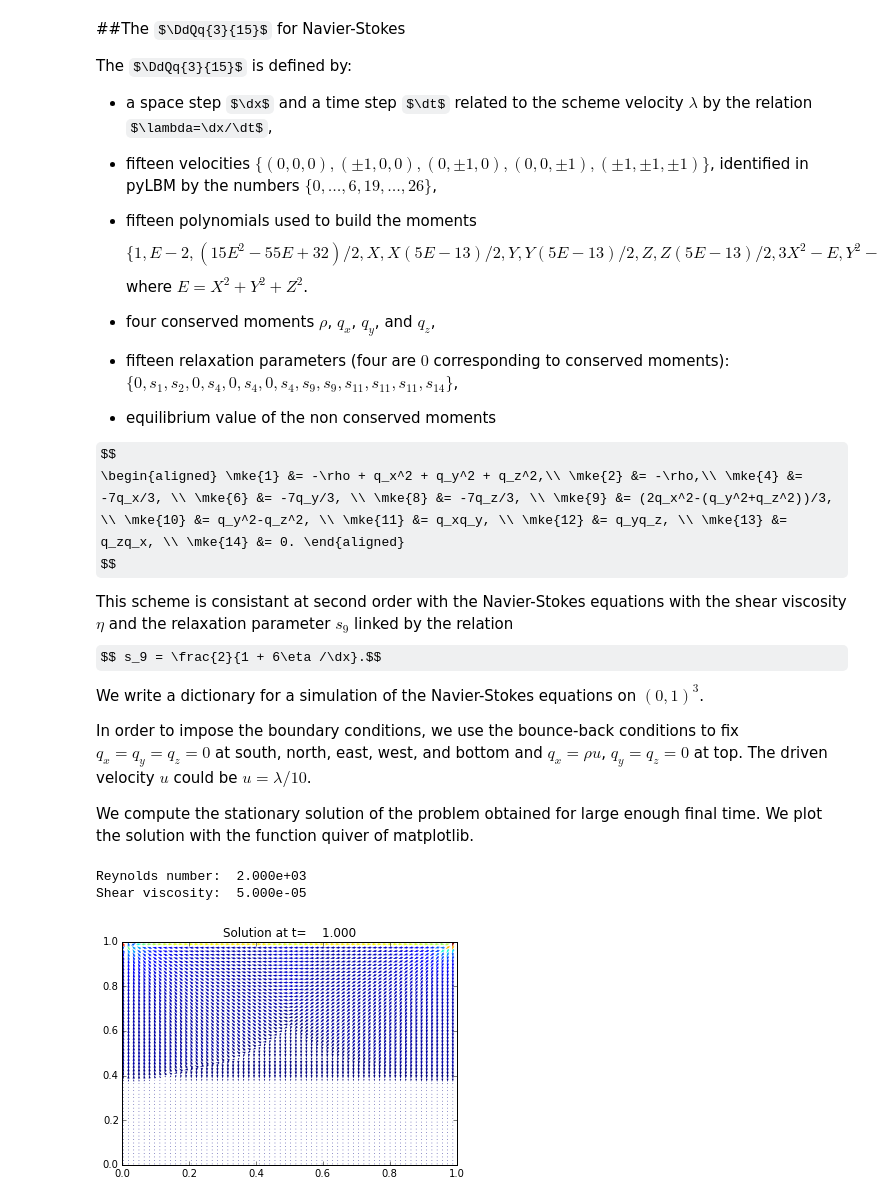
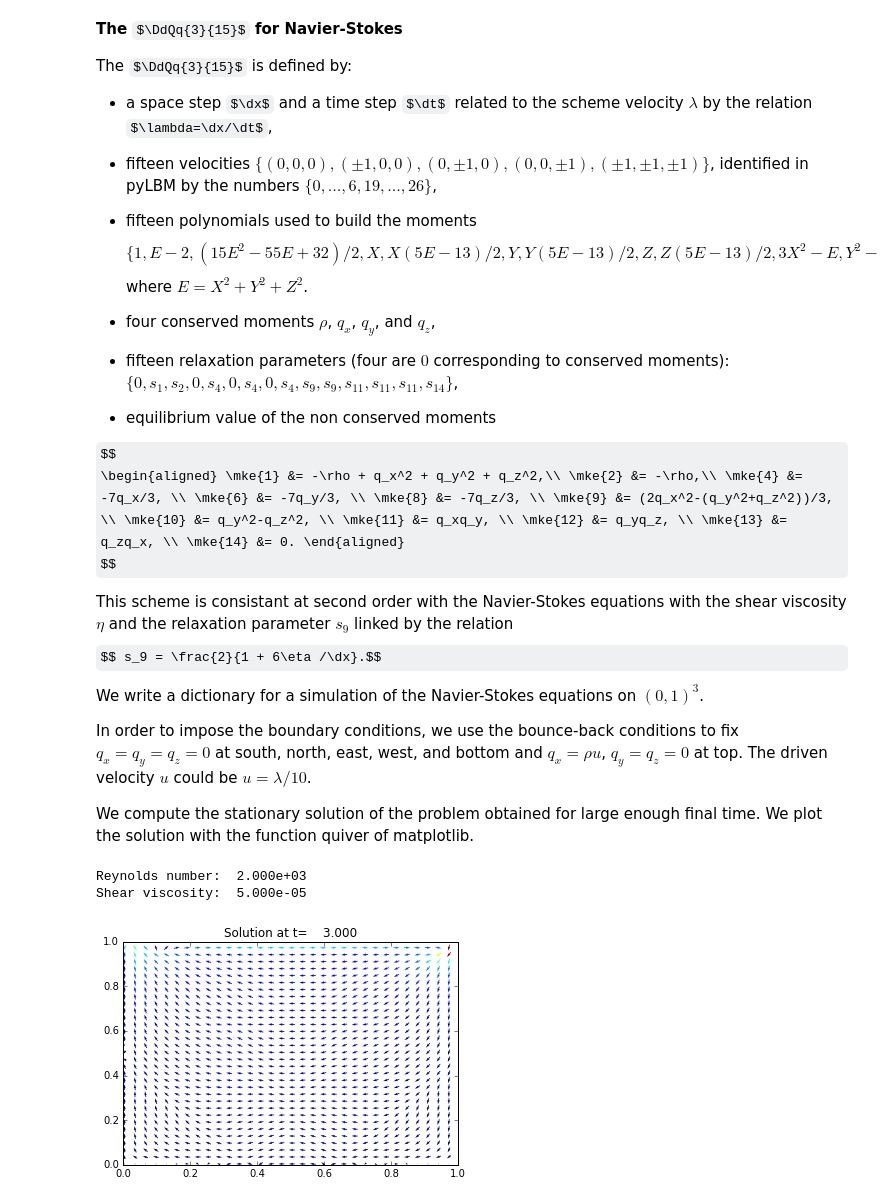
Before and after one commit to pylbm/pylbm, a Jupyter notebook: notebooks/06_Lid_driven_cavity.ipynb, the cells around one changed output. Saved outputs shown, nothing was run; the diff lists cells and outputs as text; code cells hidden in the pictures; some formulas as TeX source.

```diff
--- a/notebooks/06_Lid_driven_cavity.ipynb
+++ b/notebooks/06_Lid_driven_cavity.ipynb
@@ -159,5 +156,5 @@ relaxation parameters: [0.0, 0.0, 0.0, 1.1312217194570136, 1.1312217194570136, 1
 # %% [markdown]
-##The $\DdQq{3}{15}$ for Navier-Stokes
+**The** $\DdQq{3}{15}$ **for Navier-Stokes**
 
 The $\DdQq{3}{15}$ is defined by:
 
@@ -187,20 +184,16 @@ We compute the stationary solution of the problem obtained for large enough fina
 X, Y, Z, LA = sp.symbols('X, Y, Z, LA')
 rho, qx, qy, qz = sp.symbols('rho, qx, qy, qz')
 
-def bc(f, m, x, y, z, scheme):
-    m[:, 3] = rhoo * vup
-    m[:, 5] = 0.
-    m[:, 7] = 0.
-    scheme.equilibrium(m)
-    scheme.m2f(m, f)
+def bc(f, m, x, y, z):
+    m[qx] = rhoo * vup
 
 def plot(sol):
     plt.clf()
-    pas = 2
+    pas = 4
     nz = int(sol.domain.N[1] / 2) + 1
     y, x = np.meshgrid(sol.domain.x[2][1:-1:pas], sol.domain.x[0][1:-1:pas])
-    u = sol.m[0][3][1:-1:pas,nz,1:-1:pas] / sol.m[0][0][1:-1:pas,nz,1:-1:pas]
-    v = sol.m[0][7][1:-1:pas,nz,1:-1:pas] / sol.m[0][0][1:-1:pas,nz,1:-1:pas]
+    u = sol.m[qx][1:-1:pas,nz,1:-1:pas] / sol.m[rho][1:-1:pas,nz,1:-1:pas]
+    v = sol.m[qz][1:-1:pas,nz,1:-1:pas] / sol.m[rho][1:-1:pas,nz,1:-1:pas]
     nv = np.sqrt(u**2+v**2)
     normu = nv.max()
     u = u / (nv+1e-5)
@@ -213,7 +206,7 @@ def plot(sol):
 Re = 2000
 dx = 1./128  # spatial step
 la = 1.      # velocity of the scheme
-Tf = 1      # final time of the simulation
+Tf = 3      # final time of the simulation
 vup = la/10  # maximal velocity obtained in the middle of the channel
 rhoo = 1.    # mean value of the density
 eta = rhoo*vup/Re  # shear viscosity
@@ -263,34 +256,34 @@ dico = {
                 rho,
                 -rho + qx**2 + qy**2 + qz**2,
                 -rho,
                 qx,
                 -7./3*qx,
                 qy,
                 -7./3*qy,
                 qz,
                 -7./3*qz,
                 1./3*(2*qx**2-(qy**2+qz**2)),
                 qy**2-qz**2,
                 qx*qy,
                 qy*qz,
                 qz*qx,
                 0
             ],
-            'init':{rho:rhoo, qx:0., qy:0.},
+            'init':{rho:rhoo, qx:0., qy:0., qz:0.},
         },
     ],
     'boundary_conditions':{
-        0:{'method':{0: pyLBM.bc.bouzidi_bounce_back}, 'value':None},
-        1:{'method':{0: pyLBM.bc.bouzidi_bounce_back}, 'value':bc}
+        0:{'method':{0: pyLBM.bc.Bouzidi_bounce_back}, 'value':None},
+        1:{'method':{0: pyLBM.bc.Bouzidi_bounce_back}, 'value':bc}
     },
     'generator': pyLBM.generator.CythonGenerator,
 }
 
 sol = pyLBM.Simulation(dico)
 while (sol.t<Tf):
     sol.one_time_step()
 plot(sol)
 # %% [output]
 Reynolds number:  2.000e+03
 Shear viscosity:  5.000e-05
-[figure, old version]
+[figure, new version]
```
Also changed, not shown: parts of 3 cells of this notebook, 30 other files.
